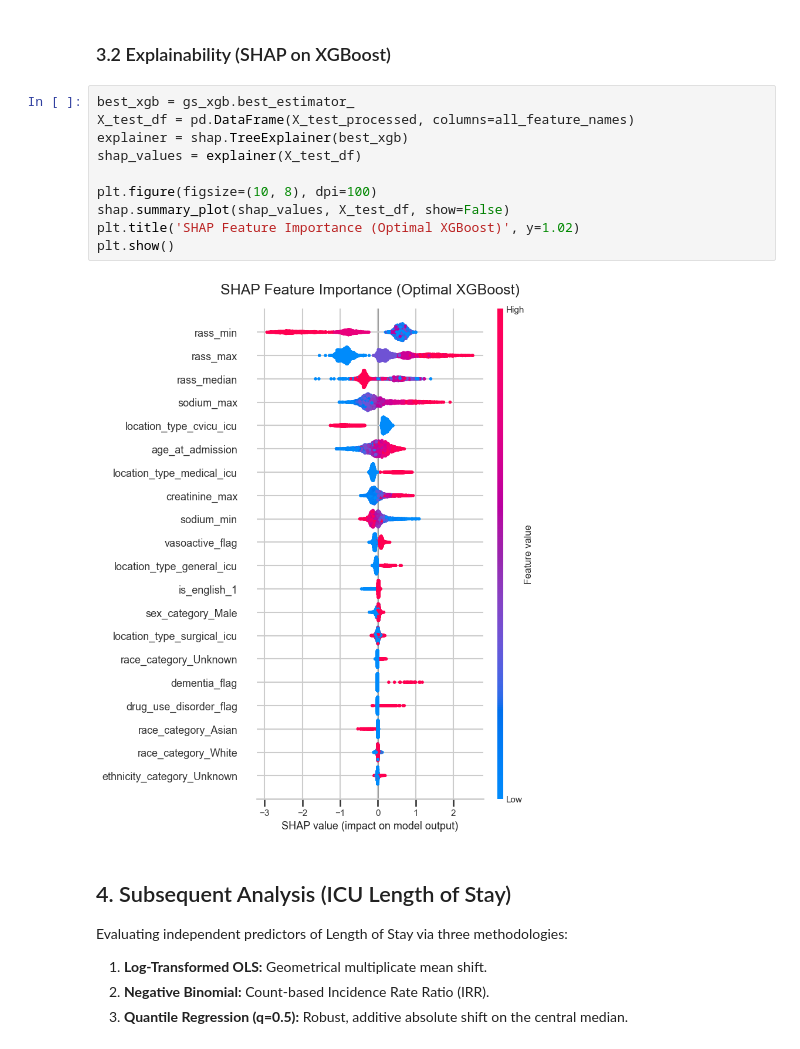
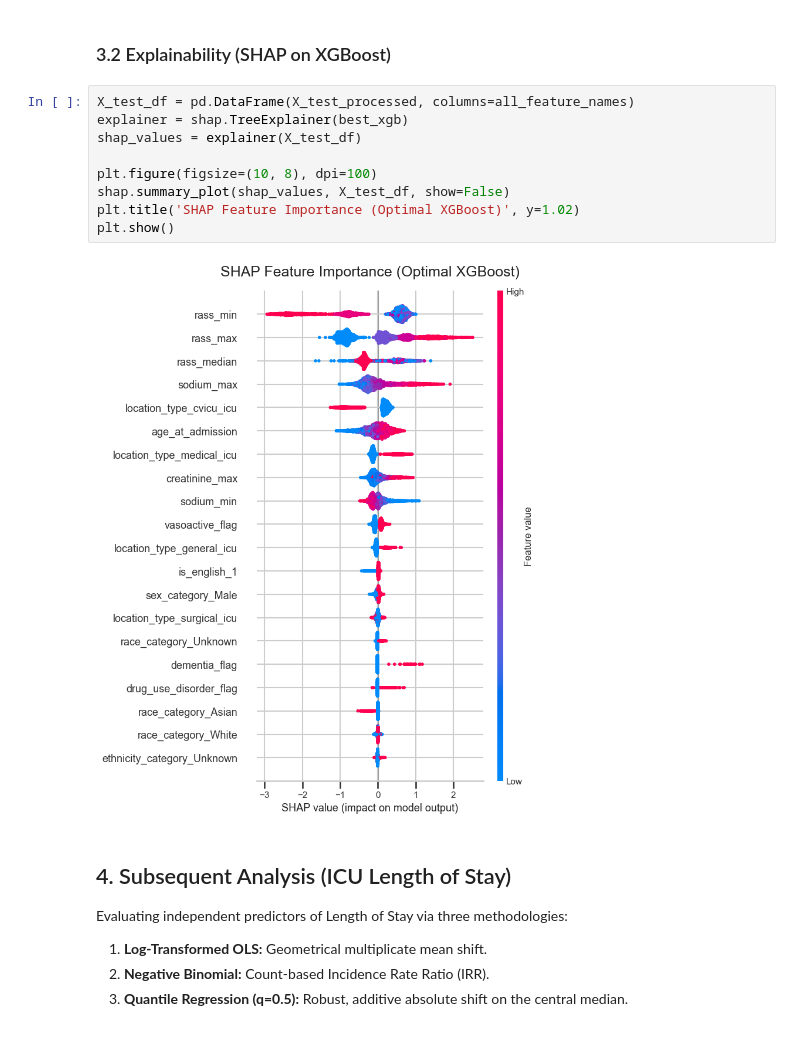
Before and after one commit to evazhao0727/ai-big-data-2026, a Jupyter notebook: Combined_ICU_Analysis.ipynb, the cells around one changed output. Cells and saved outputs as stored; diff of their text form.

```diff
--- a/Combined_ICU_Analysis.ipynb
+++ b/Combined_ICU_Analysis.ipynb
@@ -471,17 +471,16 @@ plt.show()
 # %% [markdown]
 ### 3.2 Explainability (SHAP on XGBoost)
 # %%
-best_xgb = gs_xgb.best_estimator_
 X_test_df = pd.DataFrame(X_test_processed, columns=all_feature_names)
 explainer = shap.TreeExplainer(best_xgb)
 shap_values = explainer(X_test_df)
 
 plt.figure(figsize=(10, 8), dpi=100)
 shap.summary_plot(shap_values, X_test_df, show=False)
 plt.title('SHAP Feature Importance (Optimal XGBoost)', y=1.02)
 plt.show()
 # %% [output]
-[figure, old version]
+[figure, new version]
 # %% [markdown]
 ## 4. Subsequent Analysis (ICU Length of Stay)
 
```
Also changed, not shown: parts of 1 cell of this notebook.
